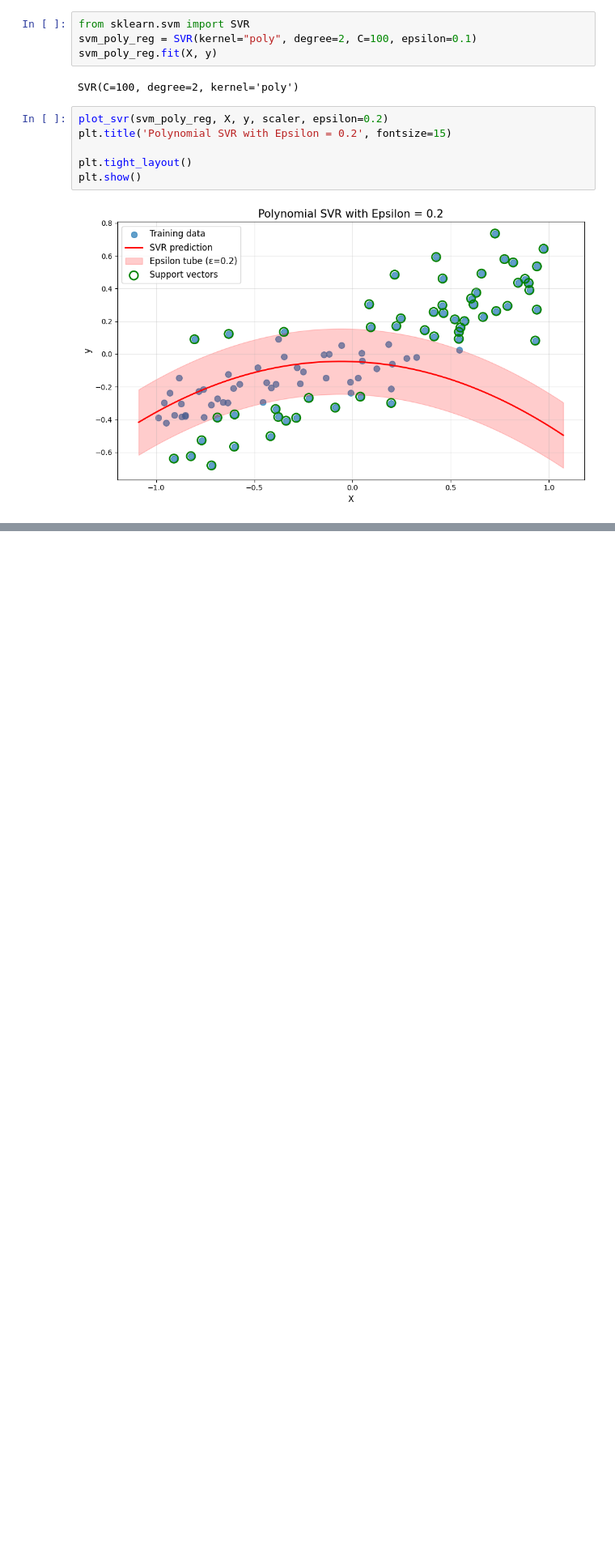
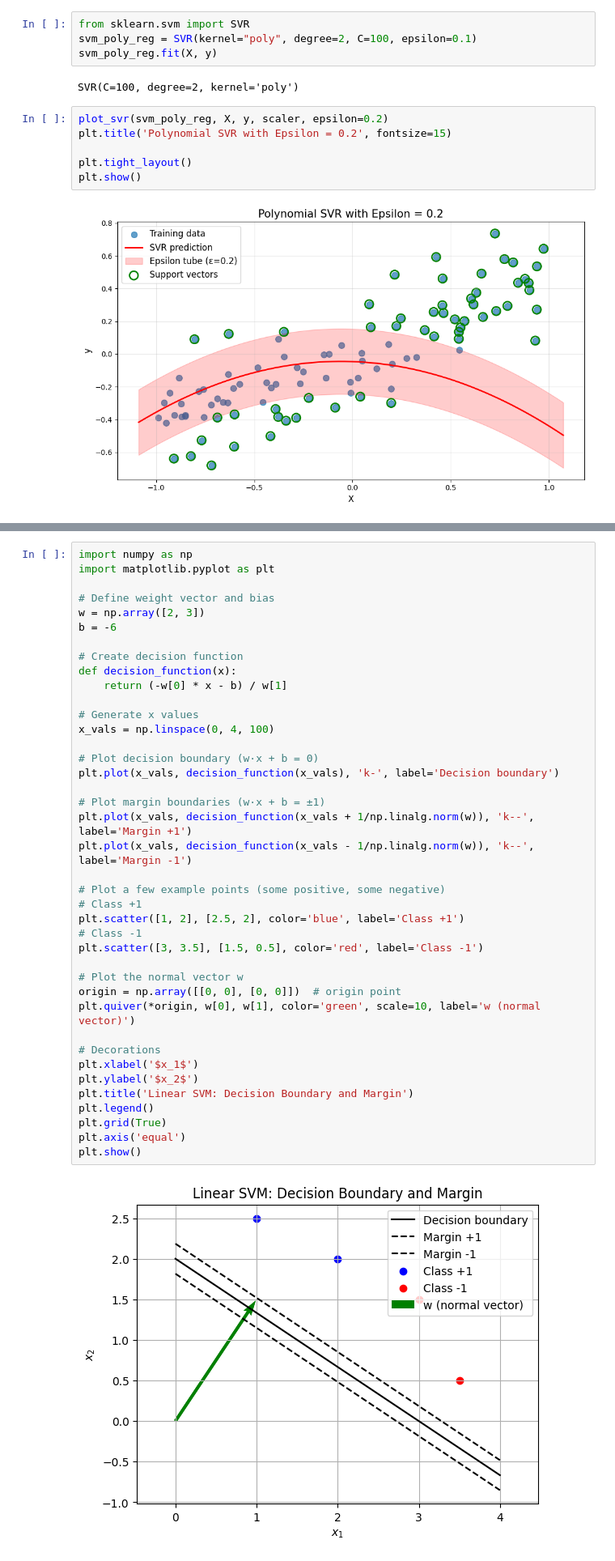
Before and after one commit to raphael-ph/study, a Jupyter notebook: hands_on_machine_learning/experiments/chapter_5.ipynb, the cells around one changed output, grey strips where cells are left out. Shown at 81% size. Saved outputs shown, nothing was run; the diff lists cells and outputs as text; blank space fills up the shorter version.

```diff
--- a/hands_on_machine_learning/experiments/chapter_5.ipynb
+++ b/hands_on_machine_learning/experiments/chapter_5.ipynb
@@ -226,0 +231,42 @@ plt.show()
+# %%
+import numpy as np
+import matplotlib.pyplot as plt
+
+# Define weight vector and bias
+w = np.array([2, 3])
+b = -6
+
+# Create decision function
+def decision_function(x):
+    return (-w[0] * x - b) / w[1]
+
+# Generate x values
+x_vals = np.linspace(0, 4, 100)
+
+# Plot decision boundary (w·x + b = 0)
+plt.plot(x_vals, decision_function(x_vals), 'k-', label='Decision boundary')
+
+# Plot margin boundaries (w·x + b = ±1)
+plt.plot(x_vals, decision_function(x_vals + 1/np.linalg.norm(w)), 'k--', label='Margin +1')
+plt.plot(x_vals, decision_function(x_vals - 1/np.linalg.norm(w)), 'k--', label='Margin -1')
+
+# Plot a few example points (some positive, some negative)
+# Class +1
+plt.scatter([1, 2], [2.5, 2], color='blue', label='Class +1')
+# Class -1
+plt.scatter([3, 3.5], [1.5, 0.5], color='red', label='Class -1')
+
+# Plot the normal vector w
+origin = np.array([[0, 0], [0, 0]])  # origin point
+plt.quiver(*origin, w[0], w[1], color='green', scale=10, label='w (normal vector)')
+
+# Decorations
+plt.xlabel('$x_1$')
+plt.ylabel('$x_2$')
+plt.title('Linear SVM: Decision Boundary and Margin')
+plt.legend()
+plt.grid(True)
+plt.axis('equal')
+plt.show()
+# %% [output]
+[figure, added]
```
Also changed, not shown: parts of 2 cells of this notebook, 2 other files.
